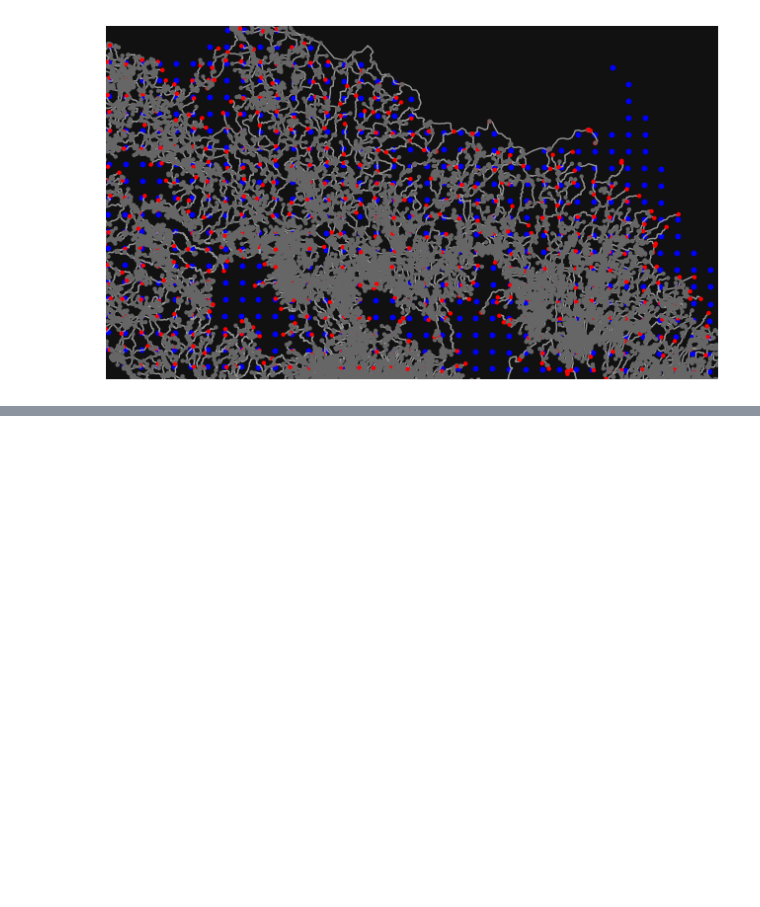
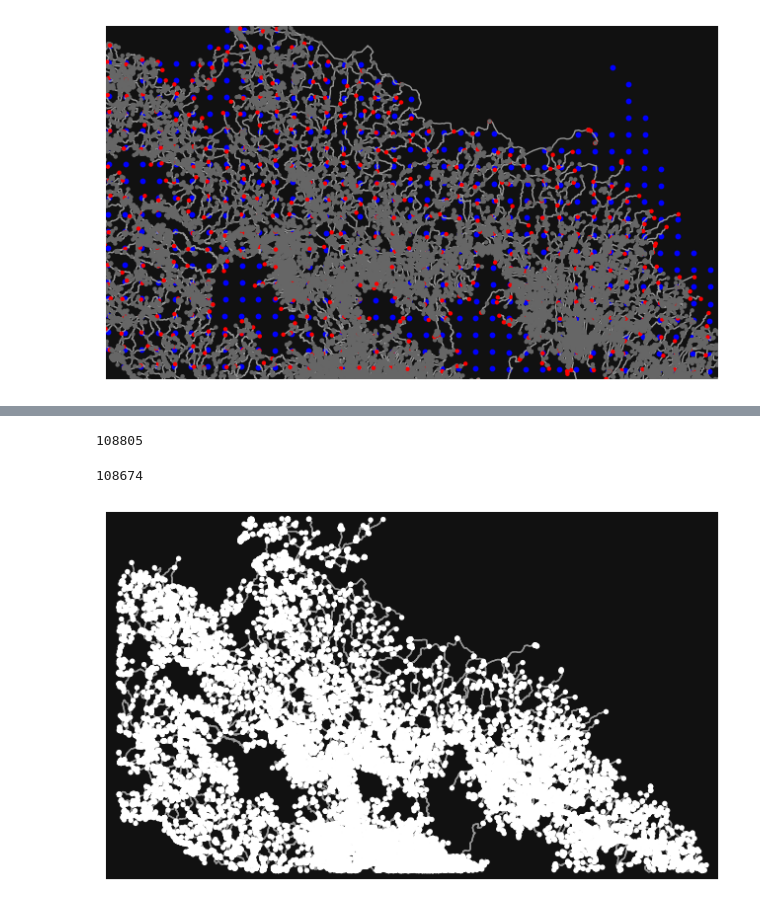
Before and after one commit to isaldiviagonzatti/MscThesis, a Jupyter notebook: FLP/code/candidatesGrid.ipynb, the cells around one changed output, grey strips where cells are left out. Drawn from its saved outputs; the diff is of its cells as text; code cells hidden in the pictures; blank space fills up the shorter version.

```diff
--- a/FLP/code/candidatesGrid.ipynb
+++ b/FLP/code/candidatesGrid.ipynb
@@ -125,0 +140,2 @@ ax = ax.scatter(candidates['lat'], candidates['lon'], c='blue', s=10, zorder=-5)
+# %%
+northG = ox.graph.graph_from_bbox(11.2, 10.00, -83, -85.2, network_type = 'drive_service')
@@ -125,0 +144,10 @@ ax = ax.scatter(candidates['lat'], candidates['lon'], c='blue', s=10, zorder=-5)
+# %%
+Gs = ox.utils_graph.get_largest_component(northG, strongly=True)
+# %%
+len(northG.edges)
+# %% [output]
+108805
+# %%
+len(Gs.edges)
+# %% [output]
+108674
@@ -125,0 +157,4 @@ ax = ax.scatter(candidates['lat'], candidates['lon'], c='blue', s=10, zorder=-5)
+# %%
+fig, ax = ox.plot_graph(Gs)
+# %% [output]
+[figure, added]
```
Also changed, not shown: parts of 18 cells of this notebook, 50 other files.
